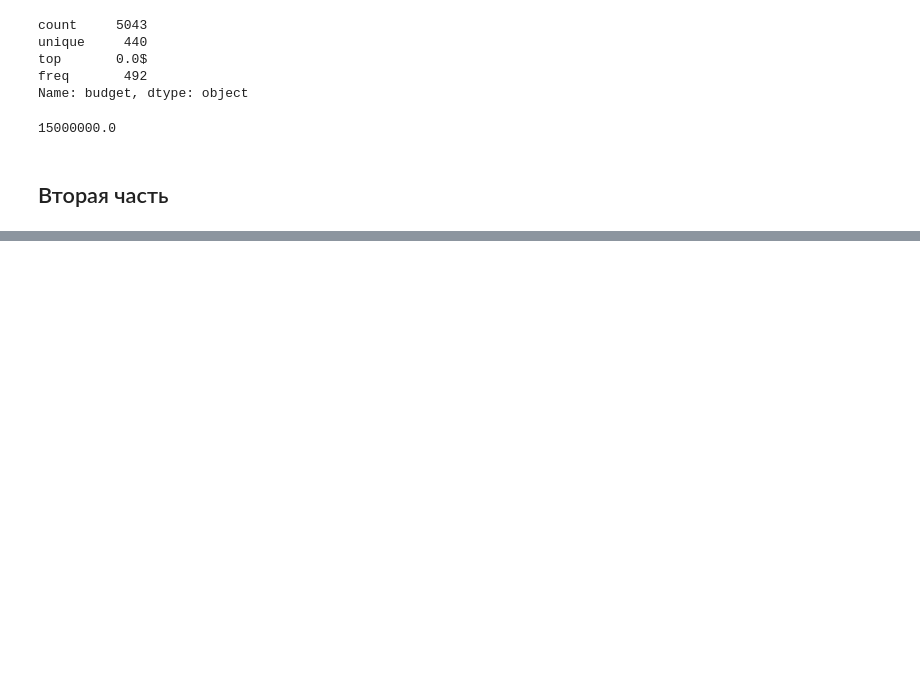
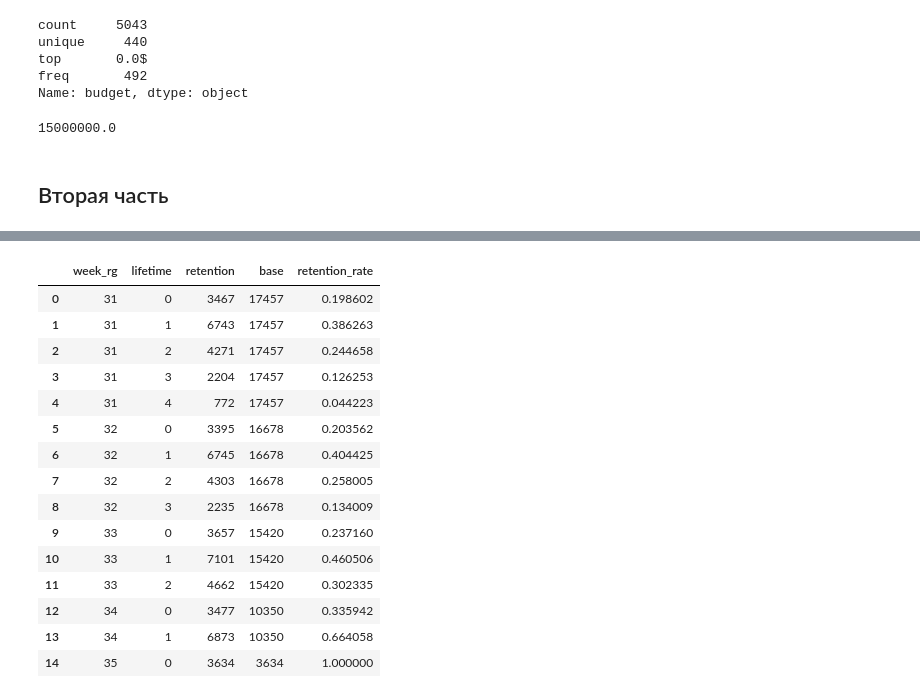
Before and after one commit to nikotinus/yandex_reviewers, a Jupyter notebook: Тестовое задание.ipynb, the cells around one changed output, grey strips where cells are left out. Cells and saved outputs as stored; diff of their text form; code cells hidden in the pictures; blank space fills up the shorter version.

```diff
--- a/Тестовое задание.ipynb
+++ b/Тестовое задание.ipynb
@@ -151,0 +212,33 @@ event_type - тип события: registration - регистрация в п
+# %%
+retention_df = (simple_events_df
+ .groupby(['week_rg', 'lifetime'])
+ .agg(
+     retention=pd.NamedAgg(column='user_id', aggfunc='count')
+ )
+ .reset_index()
+).merge(
+    (simple_events_df
+     .groupby(['week_rg'])
+     .agg(
+         base=pd.NamedAgg(column='user_id', aggfunc='count'))
+     .reset_index()
+    ), how='left', on=['week_rg']
+).assign(retention_rate=lambda x: x.retention / x.base)
+retention_df
+# %% [output]
+|  | week_rg | lifetime | retention | base | retention_rate |
+| 0 | 31 | 0 | 3467 | 17457 | 0.198602 |
+| 1 | 31 | 1 | 6743 | 17457 | 0.386263 |
+| 2 | 31 | 2 | 4271 | 17457 | 0.244658 |
+| 3 | 31 | 3 | 2204 | 17457 | 0.126253 |
+| 4 | 31 | 4 | 772 | 17457 | 0.044223 |
+| 5 | 32 | 0 | 3395 | 16678 | 0.203562 |
+| 6 | 32 | 1 | 6745 | 16678 | 0.404425 |
+| 7 | 32 | 2 | 4303 | 16678 | 0.258005 |
+| 8 | 32 | 3 | 2235 | 16678 | 0.134009 |
+| 9 | 33 | 0 | 3657 | 15420 | 0.237160 |
+| 10 | 33 | 1 | 7101 | 15420 | 0.460506 |
+| 11 | 33 | 2 | 4662 | 15420 | 0.302335 |
+| 12 | 34 | 0 | 3477 | 10350 | 0.335942 |
+| 13 | 34 | 1 | 6873 | 10350 | 0.664058 |
+| 14 | 35 | 0 | 3634 | 3634 | 1.000000 |
```
Also changed, not shown: parts of 24 cells of this notebook, 1 other file.
